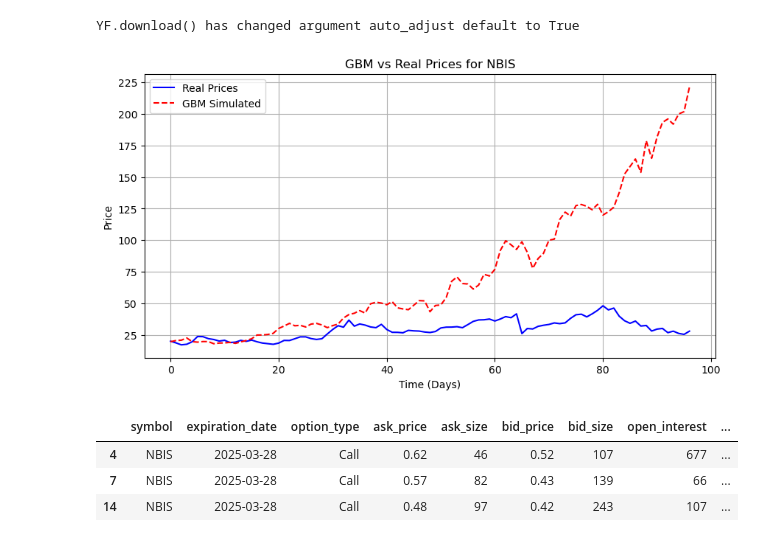
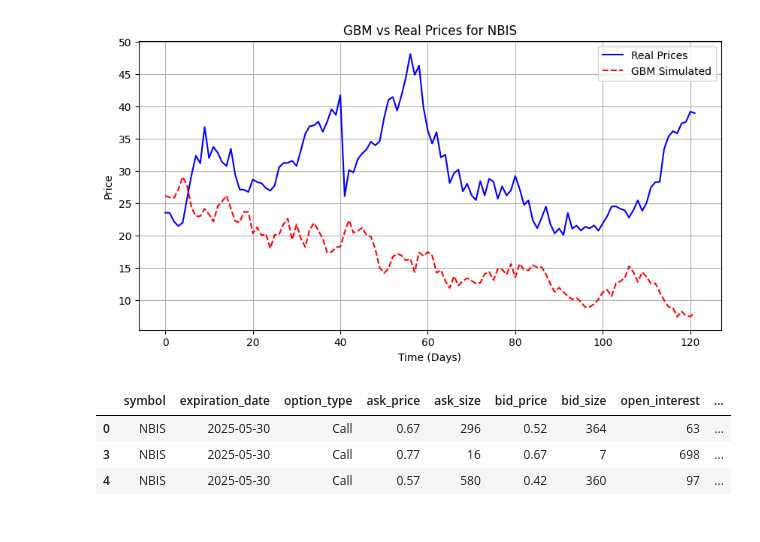
Before and after one commit to rflatley441/WheelTrader, a Jupyter notebook: CC.ipynb, the cells around one changed output. Drawn from its saved outputs; the diff is of its cells as text; code cells hidden in the pictures.

```diff
--- a/CC.ipynb
+++ b/CC.ipynb
@@ -272,13 +272,12 @@ def fit_garch(symbol, period):
 
     return weighted_volatility
 # %%
-contracts = audit_calls(ticker="NBIS", expiration_date=datetime(year=2025, month=3, day=28), cost_basis=37.3)
+contracts = audit_calls(ticker="NBIS", expiration_date=datetime(year=2025, month=5, day=30), cost_basis=37.3)
 
 display(contracts)
 # %% [output]
-YF.download() has changed argument auto_adjust default to True
-[figure, old version]
+[figure, new version]
 |  | symbol | expiration_date | option_type | ask_price | ask_size | bid_price | bid_size | open_interest | ... |
-| 4 | NBIS | 2025-03-28 | Call | 0.62 | 46 | 0.52 | 107 | 677 | ... |
-| 7 | NBIS | 2025-03-28 | Call | 0.57 | 82 | 0.43 | 139 | 66 | ... |
-| 14 | NBIS | 2025-03-28 | Call | 0.48 | 97 | 0.42 | 243 | 107 | ... |
+| 0 | NBIS | 2025-05-30 | Call | 0.67 | 296 | 0.52 | 364 | 63 | ... |
+| 3 | NBIS | 2025-05-30 | Call | 0.77 | 16 | 0.67 | 7 | 698 | ... |
+| 4 | NBIS | 2025-05-30 | Call | 0.57 | 580 | 0.42 | 360 | 97 | ... |
```
Also changed, not shown: 1 other file.
